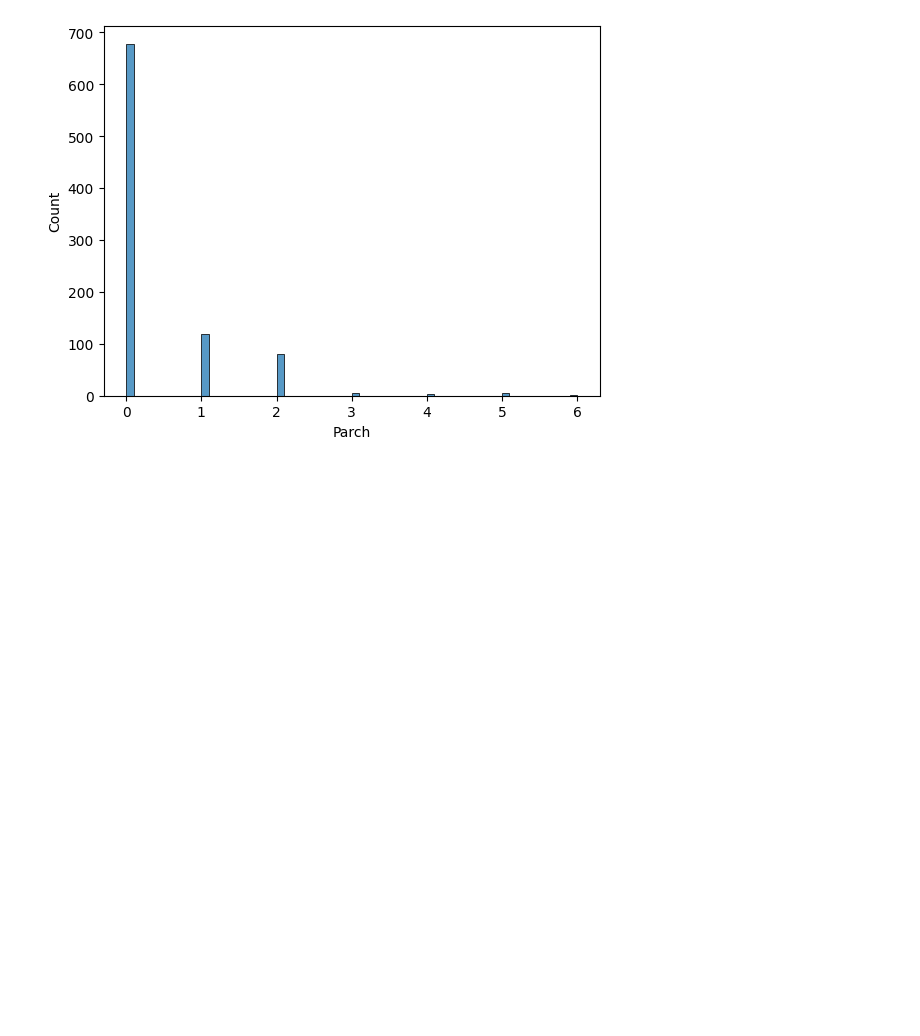
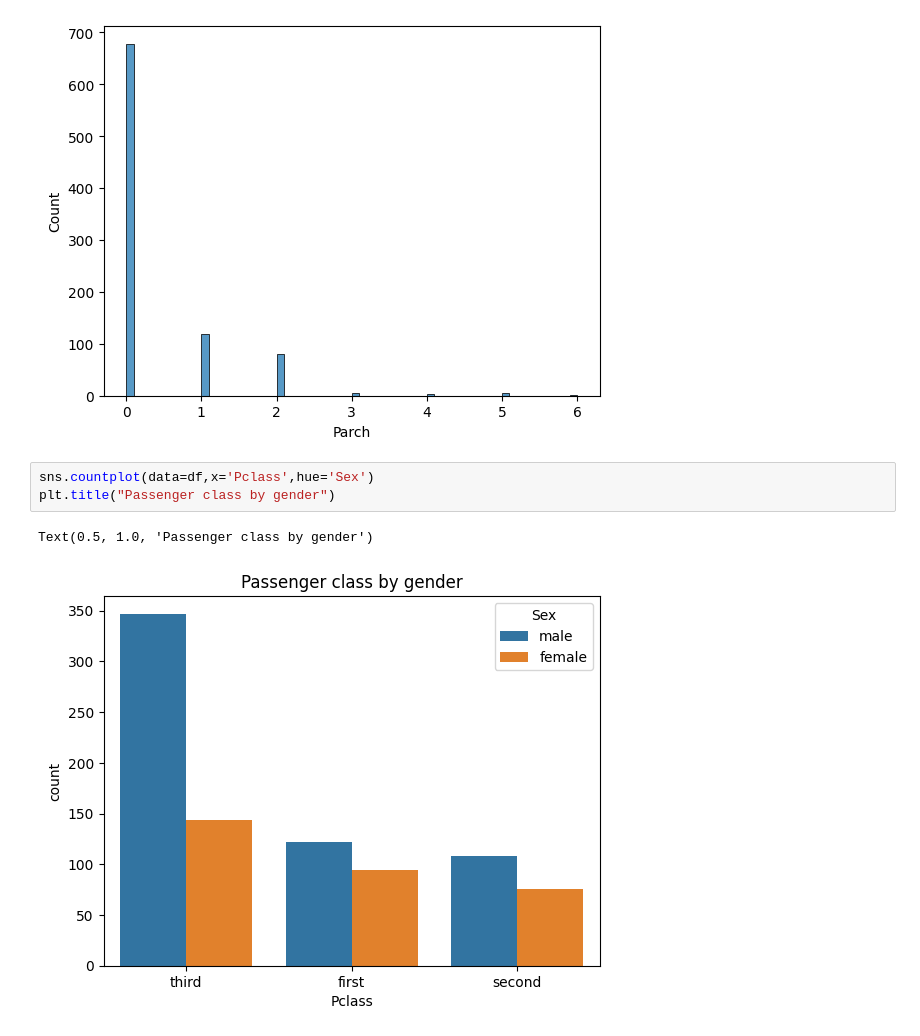
Before and after one commit to mehrab-abir/ai-ml, a Jupyter notebook: Machine Learning/EDA/eda_titanic_dataset.ipynb, the cells around one changed output. Cells and saved outputs as stored; diff of their text form; blank space fills up the shorter version.

```diff
--- a/Machine Learning/EDA/eda_titanic_dataset.ipynb
+++ b/Machine Learning/EDA/eda_titanic_dataset.ipynb
@@ -160,3 +166,9 @@ sns.histplot(df['Parch'])
 # %% [output]
 <Axes: xlabel='Parch', ylabel='Count'>
 [figure]
+# %%
+sns.countplot(data=df,x='Pclass',hue='Sex')
+plt.title("Passenger class by gender")
+# %% [output]
+Text(0.5, 1.0, 'Passenger class by gender')
+[figure, added]
```
Also changed, not shown: parts of 2 cells of this notebook, 2 other files.
